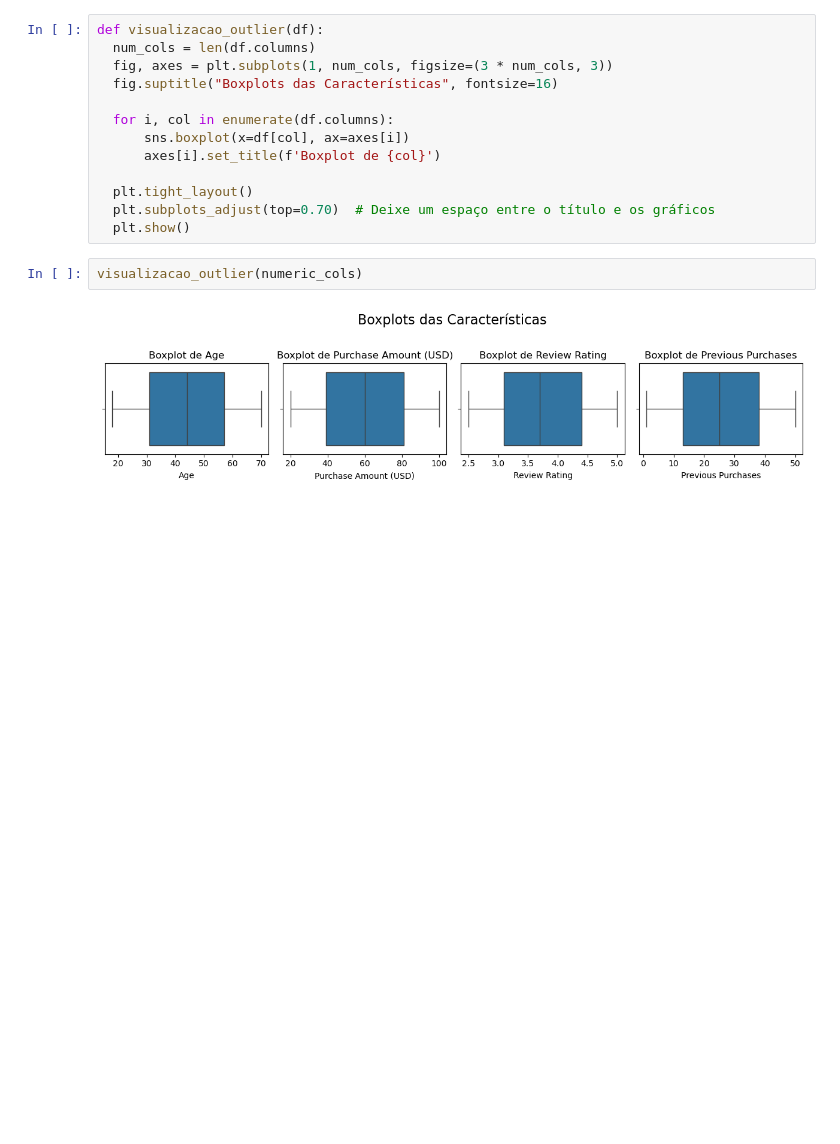
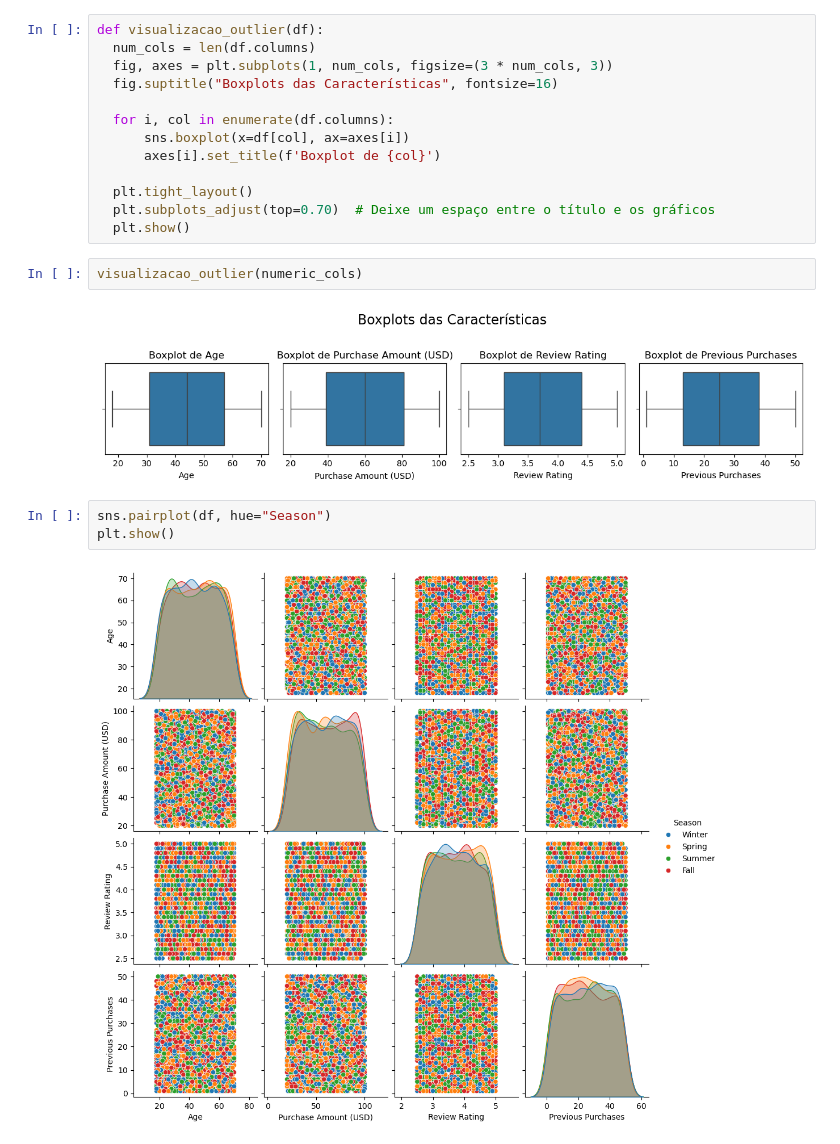
Before and after one commit to RodrigoD4v/consumidor_compra_EDA, a Jupyter notebook: notebooks/consumidor_compra_EDA.ipynb, the cells around one changed output. Drawn from its saved outputs; the diff is of its cells as text; blank space fills up the shorter version.

```diff
--- a/notebooks/consumidor_compra_EDA.ipynb
+++ b/notebooks/consumidor_compra_EDA.ipynb
@@ -135,3 +135,8 @@ def visualizacao_outlier(df):
 visualizacao_outlier(numeric_cols)
 # %% [output]
 [figure]
+# %%
+sns.pairplot(df, hue="Season")
+plt.show()
+# %% [output]
+[figure, added]
```
Also changed, not shown: parts of 4 cells of this notebook.
